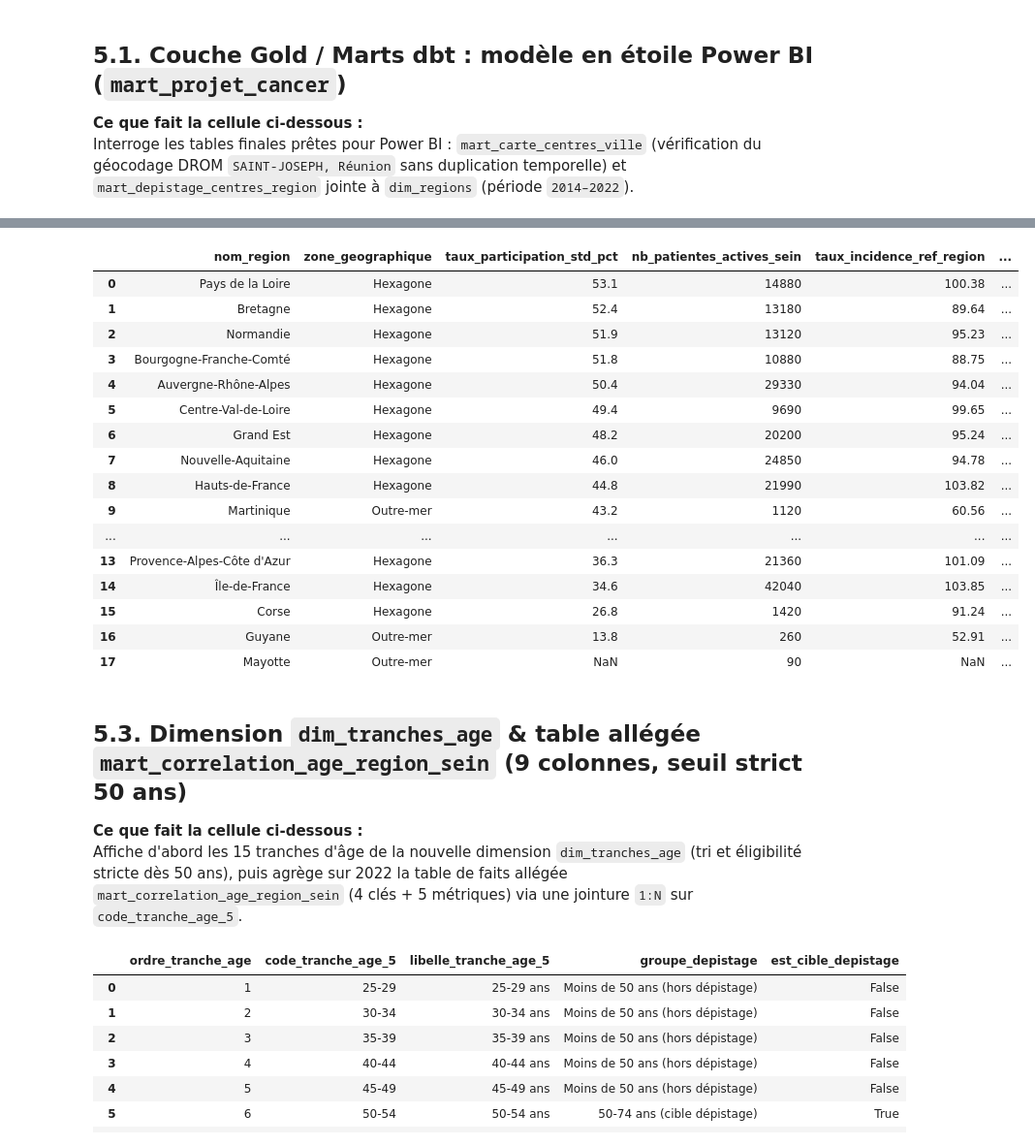
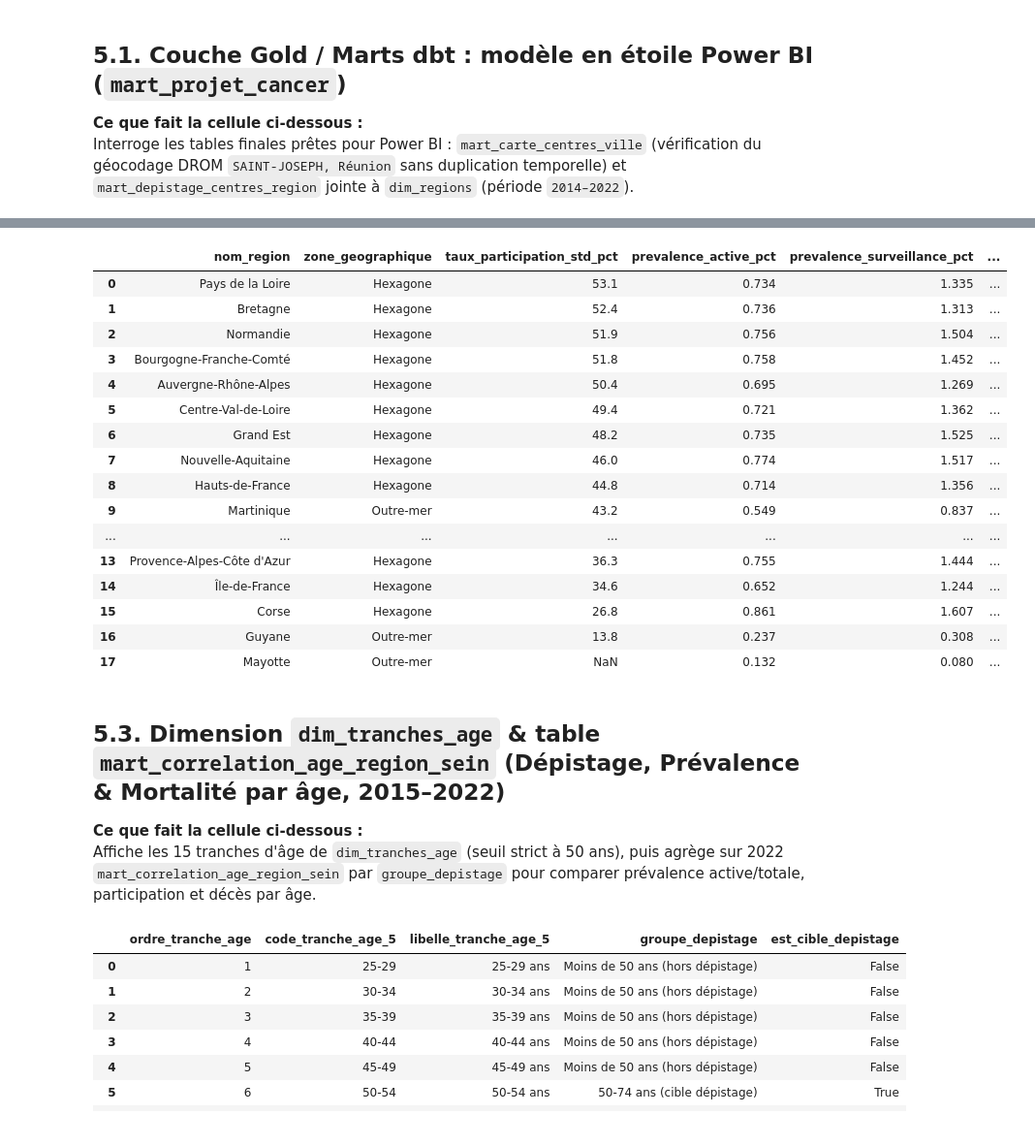
Before and after one commit to Hythus/dbt-bigquery-analyse-cancer-du-sein, a Jupyter notebook: Partie Val.ipynb, the cells around one changed output, grey strips where cells are left out. Shown at 97% size. Saved outputs shown, nothing was run; the diff lists cells and outputs as text; code cells hidden in the pictures.

Commit message:
feat(marts): refonte tables correlation depistage, prevalence Ameli et mortalite (2015-2022)

```diff
--- a/Partie Val.ipynb
+++ b/Partie Val.ipynb
@@ -808,45 +808,47 @@ Interroge la table de faits régionale (`annee`, `code_region` + métriques dép
 # %%
 query_corr_2022 = f"""
 SELECT
     r.libelle_region AS nom_region,
     r.zone_geographique,
     m.taux_participation_std_pct,
-    m.nb_patientes_actives_sein,
-    m.taux_incidence_ref_region,
+    m.prevalence_active_pct,
+    m.prevalence_surveillance_pct,
+    m.prevalence_totale_pct,
+    m.taux_brut_mortalite_sein_pour_100k,
     m.nb_deces_sein_femmes,
     m.nb_deces_sein_moins_50_ans,
     m.nb_deces_sein_50_74_ans,
     m.nb_deces_sein_75_ans_plus
-FROM `{PROJECT_ID}.mart_projet_cancer.mart_correlation_depistage_incidence_mortalite_region` m
+FROM `{PROJECT_ID}.mart_projet_cancer.mart_correlation_depistage_prevalence_mortalite_region` m
 JOIN `{PROJECT_ID}.mart_projet_cancer.dim_regions` r
   ON m.code_region = r.code_region
 WHERE m.annee = 2022
 ORDER BY m.taux_participation_std_pct DESC
 """
 display(client.query(query_corr_2022).to_dataframe())
 # %% [output]
-|  | nom_region | zone_geographique | taux_participation_std_pct | nb_patientes_actives_sein | taux_incidence_ref_region | ... |
-| 0 | Pays de la Loire | Hexagone | 53.1 | 14880 | 100.38 | ... |
-| 1 | Bretagne | Hexagone | 52.4 | 13180 | 89.64 | ... |
-| 2 | Normandie | Hexagone | 51.9 | 13120 | 95.23 | ... |
-| 3 | Bourgogne-Franche-Comté | Hexagone | 51.8 | 10880 | 88.75 | ... |
-| 4 | Auvergne-Rhône-Alpes | Hexagone | 50.4 | 29330 | 94.04 | ... |
-| 5 | Centre-Val-de-Loire | Hexagone | 49.4 | 9690 | 99.65 | ... |
-| 6 | Grand Est | Hexagone | 48.2 | 20200 | 95.24 | ... |
-| 7 | Nouvelle-Aquitaine | Hexagone | 46.0 | 24850 | 94.78 | ... |
-| 8 | Hauts-de-France | Hexagone | 44.8 | 21990 | 103.82 | ... |
-| 9 | Martinique | Outre-mer | 43.2 | 1120 | 60.56 | ... |
+|  | nom_region | zone_geographique | taux_participation_std_pct | prevalence_active_pct | prevalence_surveillance_pct | ... |
+| 0 | Pays de la Loire | Hexagone | 53.1 | 0.734 | 1.335 | ... |
+| 1 | Bretagne | Hexagone | 52.4 | 0.736 | 1.313 | ... |
+| 2 | Normandie | Hexagone | 51.9 | 0.756 | 1.504 | ... |
+| 3 | Bourgogne-Franche-Comté | Hexagone | 51.8 | 0.758 | 1.452 | ... |
+| 4 | Auvergne-Rhône-Alpes | Hexagone | 50.4 | 0.695 | 1.269 | ... |
+| 5 | Centre-Val-de-Loire | Hexagone | 49.4 | 0.721 | 1.362 | ... |
+| 6 | Grand Est | Hexagone | 48.2 | 0.735 | 1.525 | ... |
+| 7 | Nouvelle-Aquitaine | Hexagone | 46.0 | 0.774 | 1.517 | ... |
+| 8 | Hauts-de-France | Hexagone | 44.8 | 0.714 | 1.356 | ... |
+| 9 | Martinique | Outre-mer | 43.2 | 0.549 | 0.837 | ... |
 | ... | ... | ... | ... | ... | ... | ... |
-| 13 | Provence-Alpes-Côte d'Azur | Hexagone | 36.3 | 21360 | 101.09 | ... |
-| 14 | Île-de-France | Hexagone | 34.6 | 42040 | 103.85 | ... |
-| 15 | Corse | Hexagone | 26.8 | 1420 | 91.24 | ... |
-| 16 | Guyane | Outre-mer | 13.8 | 260 | 52.91 | ... |
-| 17 | Mayotte | Outre-mer | NaN | 90 | NaN | ... |
+| 13 | Provence-Alpes-Côte d'Azur | Hexagone | 36.3 | 0.755 | 1.444 | ... |
+| 14 | Île-de-France | Hexagone | 34.6 | 0.652 | 1.244 | ... |
+| 15 | Corse | Hexagone | 26.8 | 0.861 | 1.607 | ... |
+| 16 | Guyane | Outre-mer | 13.8 | 0.237 | 0.308 | ... |
+| 17 | Mayotte | Outre-mer | NaN | 0.132 | 0.080 | ... |
 # %% [markdown]
-## 5.3. Dimension `dim_tranches_age` & table allégée `mart_correlation_age_region_sein` (9 colonnes, seuil strict 50 ans)
+## 5.3. Dimension `dim_tranches_age` & table `mart_correlation_age_region_sein` (Dépistage, Prévalence & Mortalité par âge, 2015–2022)
 
 **Ce que fait la cellule ci-dessous :**
-Affiche d'abord les 15 tranches d'âge de la nouvelle dimension `dim_tranches_age` (tri et éligibilité stricte dès 50 ans), puis agrège sur 2022 la table de faits allégée `mart_correlation_age_region_sein` (4 clés + 5 métriques) via une jointure `1:N` sur `code_tranche_age_5`.
+Affiche les 15 tranches d'âge de `dim_tranches_age` (seuil strict à 50 ans), puis agrège sur 2022 `mart_correlation_age_region_sein` par `groupe_depistage` pour comparer prévalence active/totale, participation et décès par âge.
 # %%
 display(
     client.query(
```
Also changed, not shown: parts of 9 cells of this notebook, 5 other files.
